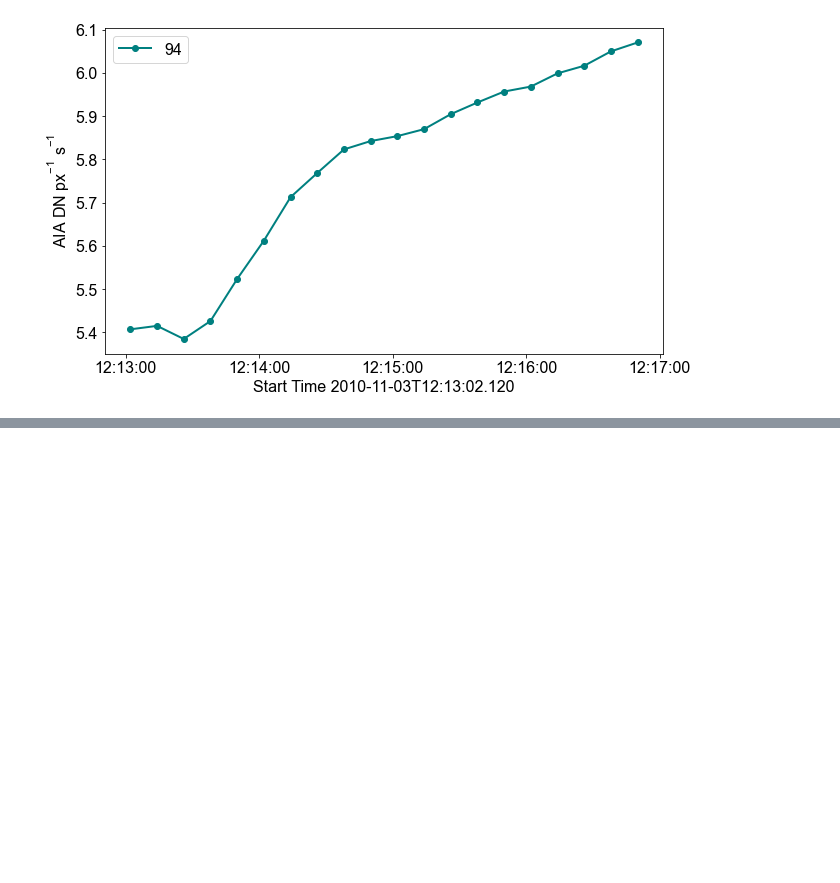
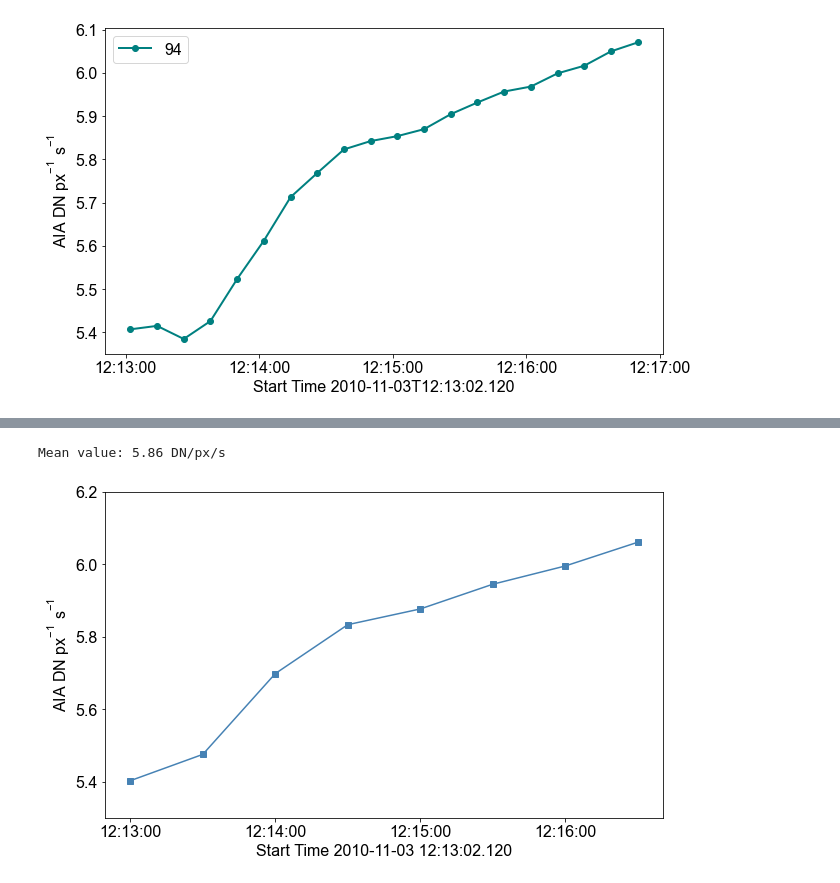
Before and after one commit to ianan/demreg, a Jupyter notebook: python/example_aia_getprep.ipynb, the cells around one changed output, grey strips where cells are left out. Drawn from its saved outputs; the diff is of its cells as text; code cells hidden in the pictures; blank space fills up the shorter version.

```diff
--- a/python/example_aia_getprep.ipynb
+++ b/python/example_aia_getprep.ipynb
@@ -189,3 +190,26 @@ plt.show()
+# %%
+# With pandas can use the truncate so we can get the mean data value over some time range
+df2_sub=df2.truncate('2010-11-03 12:14:30', '2010-11-03 12:15:30')
+print('Mean value: {0:0.2f} DN/px/s'.format(np.mean(df2_sub["dnpxs94"].values)))
+# %% [output]
+Mean value: 5.86 DN/px/s
+# %%
+# Also means can use all the other useful pandas stuff like
+# Resample the data to say 30s average (which is fine since data units is DN/px/s)
+df2r = df2.resample('30s', level=0).mean()
+
+fig,ax = plt.subplots(figsize=(10, 6))
+plt.plot(df2r.index,df2r["dnpxs94"].values,marker='s',color='steelblue')
+ax.set_xlabel('Start Time '+df2.index.astype(str)[0])
+ax.set_ylabel('AIA DN px$^{-1}$ s$^{-1}$')
+ax.set_ylim([5.3,6.2])
+myFmt = matplotlib.dates.DateFormatter('%H:%M:%S')
+majorx= matplotlib.dates.MinuteLocator(interval=1)
+ax.xaxis.set_major_locator(majorx)
+ax.xaxis.set_major_formatter(myFmt)
+plt.show()
+# %% [output]
+[figure, added]
 # %%
 # # Could also do it via astropy timeseries
 # # Careful as this timeseries different from the sunpy one used above
```
Also changed, not shown: parts of 1 cell of this notebook.
